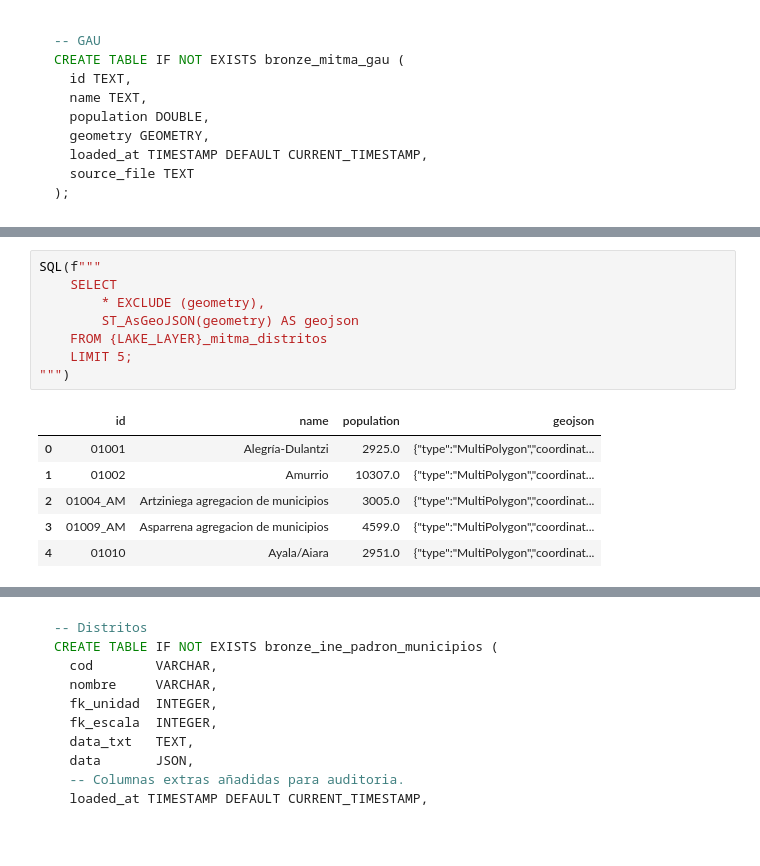
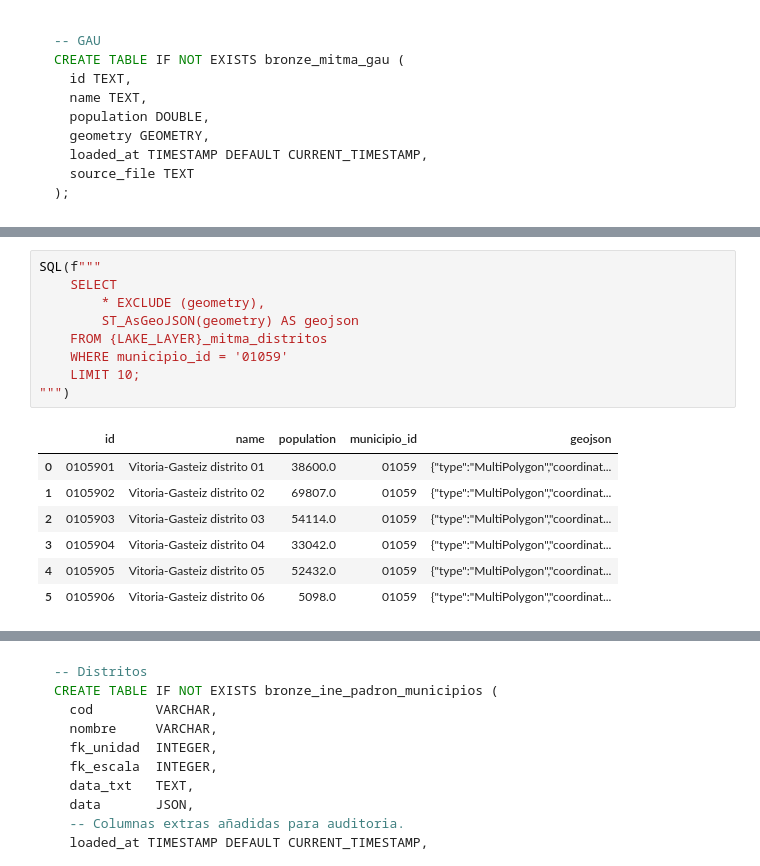
Before and after one commit to bgramaje/muceim-bigdata_project, a Jupyter notebook: notebooks/layers/silver.ipynb, the cells around one changed output, grey strips where cells are left out. Drawn from its saved outputs; the diff is of its cells as text; blank space fills up the shorter version.

Commit message:
divided municipios distritos y gau cada uno en su tabla, añadido columna en distritos de municipio_id

```diff
--- a/notebooks/layers/silver.ipynb
+++ b/notebooks/layers/silver.ipynb
@@ -421,15 +438,17 @@ SQL(f"SELECT * FROM bronze_mitma_distritos LIMIT 5;")
 # %%
 SQL(f"""
     SELECT
         * EXCLUDE (geometry),
         ST_AsGeoJSON(geometry) AS geojson
     FROM {LAKE_LAYER}_mitma_distritos
-    LIMIT 5;
+    WHERE municipio_id = '01059'
+    LIMIT 10;
 """)
 # %% [output]
-|  | id | name | population | geojson |
-| 0 | 01001 | Alegría-Dulantzi | 2925.0 | {"type":"MultiPolygon","coordinat... |
-| 1 | 01002 | Amurrio | 10307.0 | {"type":"MultiPolygon","coordinat... |
-| 2 | 01004_AM | Artziniega agregacion de municipios | 3005.0 | {"type":"MultiPolygon","coordinat... |
-| 3 | 01009_AM | Asparrena agregacion de municipios | 4599.0 | {"type":"MultiPolygon","coordinat... |
-| 4 | 01010 | Ayala/Aiara | 2951.0 | {"type":"MultiPolygon","coordinat... |
+|  | id | name | population | municipio_id | geojson |
+| 0 | 0105901 | Vitoria-Gasteiz distrito 01 | 38600.0 | 01059 | {"type":"MultiPolygon","coordinat... |
+| 1 | 0105902 | Vitoria-Gasteiz distrito 02 | 69807.0 | 01059 | {"type":"MultiPolygon","coordinat... |
+| 2 | 0105903 | Vitoria-Gasteiz distrito 03 | 54114.0 | 01059 | {"type":"MultiPolygon","coordinat... |
+| 3 | 0105904 | Vitoria-Gasteiz distrito 04 | 33042.0 | 01059 | {"type":"MultiPolygon","coordinat... |
+| 4 | 0105905 | Vitoria-Gasteiz distrito 05 | 52432.0 | 01059 | {"type":"MultiPolygon","coordinat... |
+| 5 | 0105906 | Vitoria-Gasteiz distrito 06 | 5098.0 | 01059 | {"type":"MultiPolygon","coordinat... |
```
Also changed, not shown: parts of 18 cells of this notebook, 1 other file.
